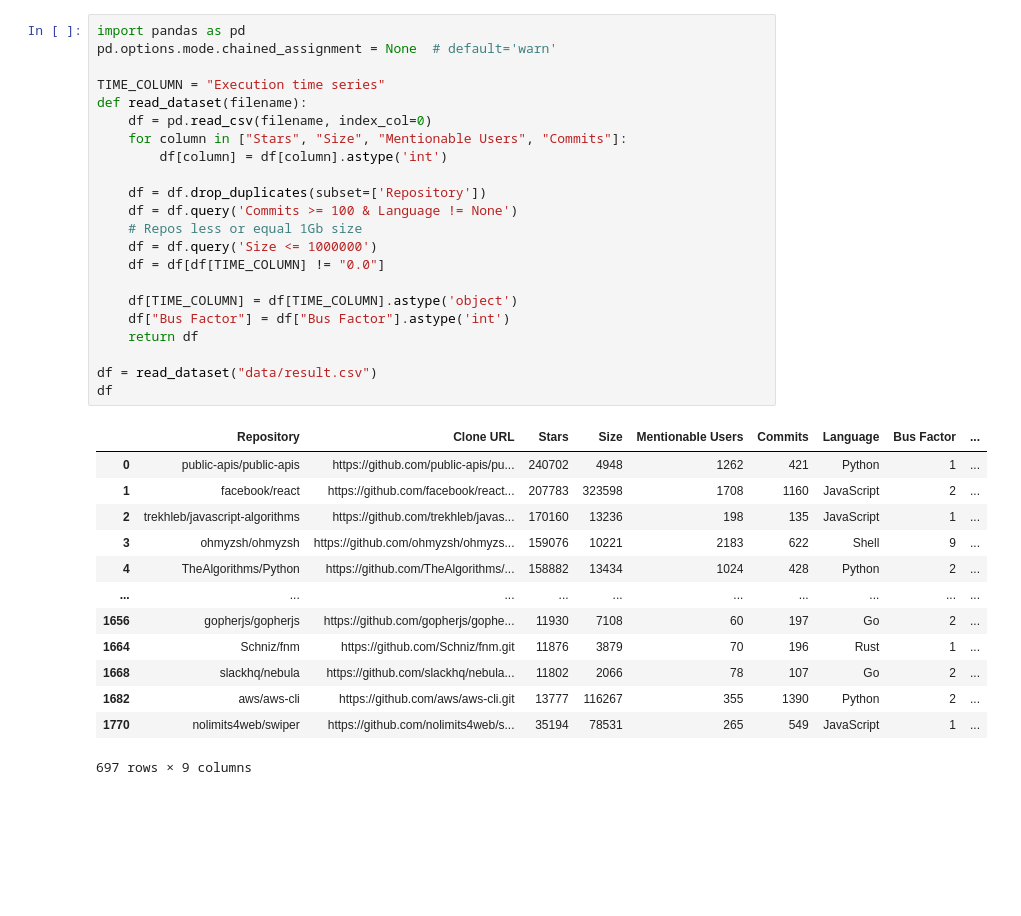
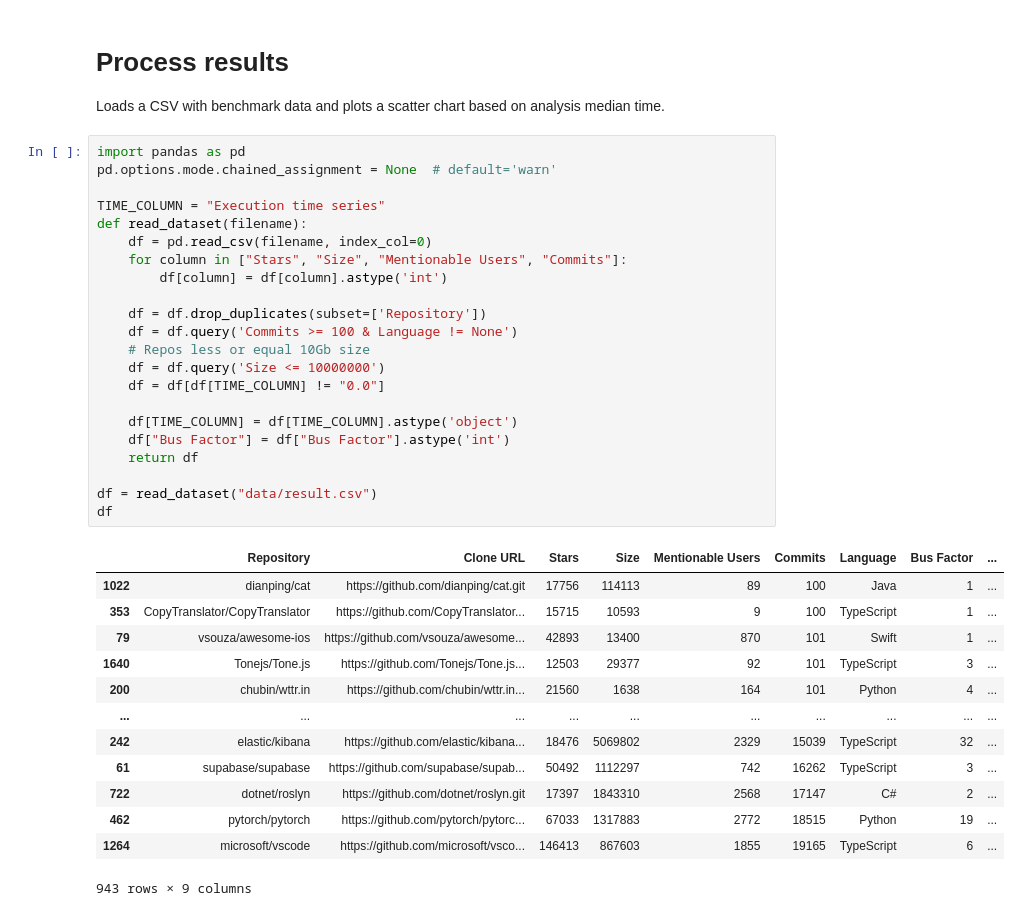
Before and after one commit to JetBrains-Research/bus-factor-explorer, a Jupyter notebook: evaluation/Process results.ipynb, the cells around one changed output. Drawn from its saved outputs; the diff is of its cells as text; blank space fills up the shorter version.

```diff
--- a/evaluation/Process results.ipynb
+++ b/evaluation/Process results.ipynb
@@ -1,39 +1,43 @@
+# %% [markdown]
+# Process results
+
+Loads a CSV with benchmark data and plots a scatter chart based on analysis median time.
 # %%
 import pandas as pd
 pd.options.mode.chained_assignment = None  # default='warn'
 
 TIME_COLUMN = "Execution time series"
 def read_dataset(filename):
     df = pd.read_csv(filename, index_col=0)
     for column in ["Stars", "Size", "Mentionable Users", "Commits"]:
         df[column] = df[column].astype('int')
 
     df = df.drop_duplicates(subset=['Repository'])
     df = df.query('Commits >= 100 & Language != None')
-    # Repos less or equal 1Gb size
-    df = df.query('Size <= 1000000')
+    # Repos less or equal 10Gb size
+    df = df.query('Size <= 10000000')
     df = df[df[TIME_COLUMN] != "0.0"]
 
     df[TIME_COLUMN] = df[TIME_COLUMN].astype('object')
     df["Bus Factor"] = df["Bus Factor"].astype('int')
     return df
 
 df = read_dataset("data/result.csv")
 df
 # %% [output]
 |  | Repository | Clone URL | Stars | Size | Mentionable Users | Commits | Language | Bus Factor | ... |
-| 0 | public-apis/public-apis | https://github.com/public-apis/pu... | 240702 | 4948 | 1262 | 421 | Python | 1 | ... |
-| 1 | facebook/react | https://github.com/facebook/react... | 207783 | 323598 | 1708 | 1160 | JavaScript | 2 | ... |
-| 2 | trekhleb/javascript-algorithms | https://github.com/trekhleb/javas... | 170160 | 13236 | 198 | 135 | JavaScript | 1 | ... |
-| 3 | ohmyzsh/ohmyzsh | https://github.com/ohmyzsh/ohmyzs... | 159076 | 10221 | 2183 | 622 | Shell | 9 | ... |
-| 4 | TheAlgorithms/Python | https://github.com/TheAlgorithms/... | 158882 | 13434 | 1024 | 428 | Python | 2 | ... |
+| 1022 | dianping/cat | https://github.com/dianping/cat.git | 17756 | 114113 | 89 | 100 | Java | 1 | ... |
+| 353 | CopyTranslator/CopyTranslator | https://github.com/CopyTranslator... | 15715 | 10593 | 9 | 100 | TypeScript | 1 | ... |
+| 79 | vsouza/awesome-ios | https://github.com/vsouza/awesome... | 42893 | 13400 | 870 | 101 | Swift | 1 | ... |
+| 1640 | Tonejs/Tone.js | https://github.com/Tonejs/Tone.js... | 12503 | 29377 | 92 | 101 | TypeScript | 3 | ... |
+| 200 | chubin/wttr.in | https://github.com/chubin/wttr.in... | 21560 | 1638 | 164 | 101 | Python | 4 | ... |
 | ... | ... | ... | ... | ... | ... | ... | ... | ... | ... |
-| 1656 | gopherjs/gopherjs | https://github.com/gopherjs/gophe... | 11930 | 7108 | 60 | 197 | Go | 2 | ... |
-| 1664 | Schniz/fnm | https://github.com/Schniz/fnm.git | 11876 | 3879 | 70 | 196 | Rust | 1 | ... |
-| 1668 | slackhq/nebula | https://github.com/slackhq/nebula... | 11802 | 2066 | 78 | 107 | Go | 2 | ... |
-| 1682 | aws/aws-cli | https://github.com/aws/aws-cli.git | 13777 | 116267 | 355 | 1390 | Python | 2 | ... |
-| 1770 | nolimits4web/swiper | https://github.com/nolimits4web/s... | 35194 | 78531 | 265 | 549 | JavaScript | 1 | ... |
+| 242 | elastic/kibana | https://github.com/elastic/kibana... | 18476 | 5069802 | 2329 | 15039 | TypeScript | 32 | ... |
+| 61 | supabase/supabase | https://github.com/supabase/supab... | 50492 | 1112297 | 742 | 16262 | TypeScript | 3 | ... |
+| 722 | dotnet/roslyn | https://github.com/dotnet/roslyn.git | 17397 | 1843310 | 2568 | 17147 | C# | 2 | ... |
+| 462 | pytorch/pytorch | https://github.com/pytorch/pytorc... | 67033 | 1317883 | 2772 | 18515 | Python | 19 | ... |
+| 1264 | microsoft/vscode | https://github.com/microsoft/vsco... | 146413 | 867603 | 1855 | 19165 | TypeScript | 6 | ... |
-697 rows × 9 columns
+943 rows × 9 columns
 # %%
 from scipy.optimize import curve_fit
 import json
```
Also changed, not shown: parts of 4 cells of this notebook, 9 other files.
